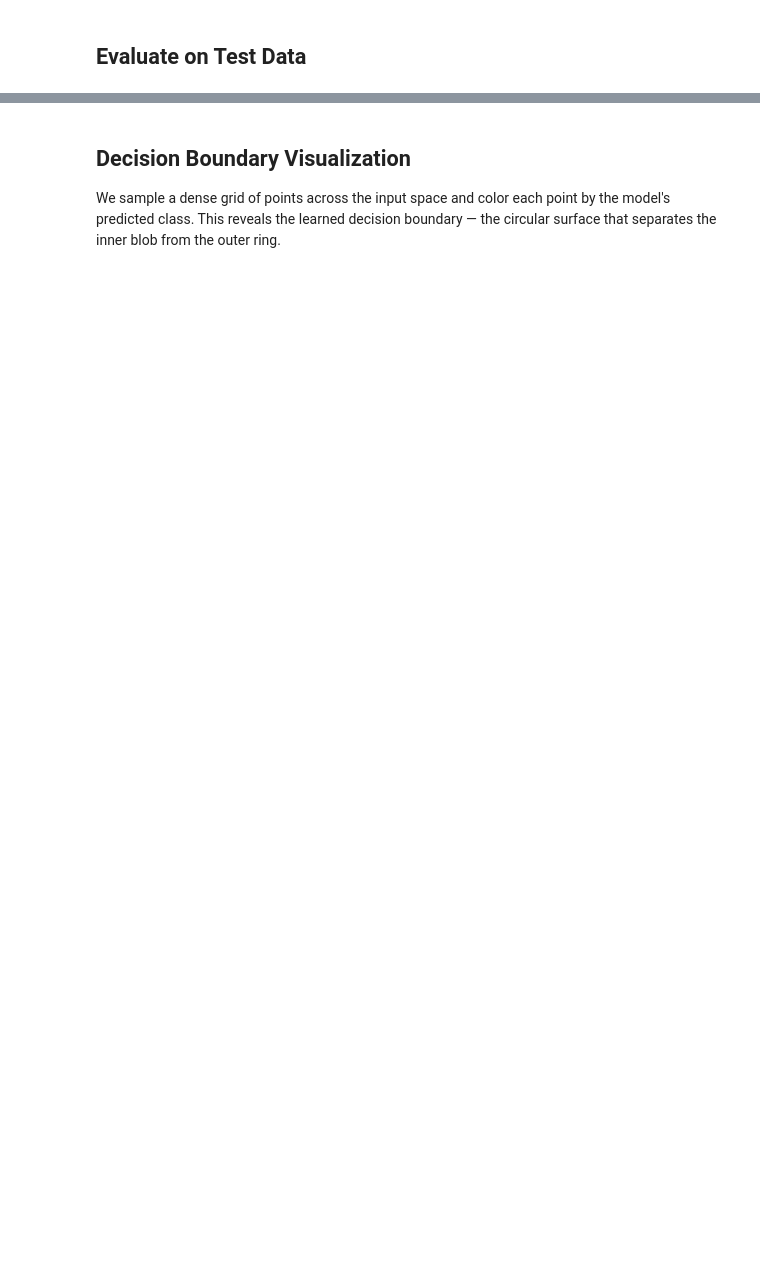
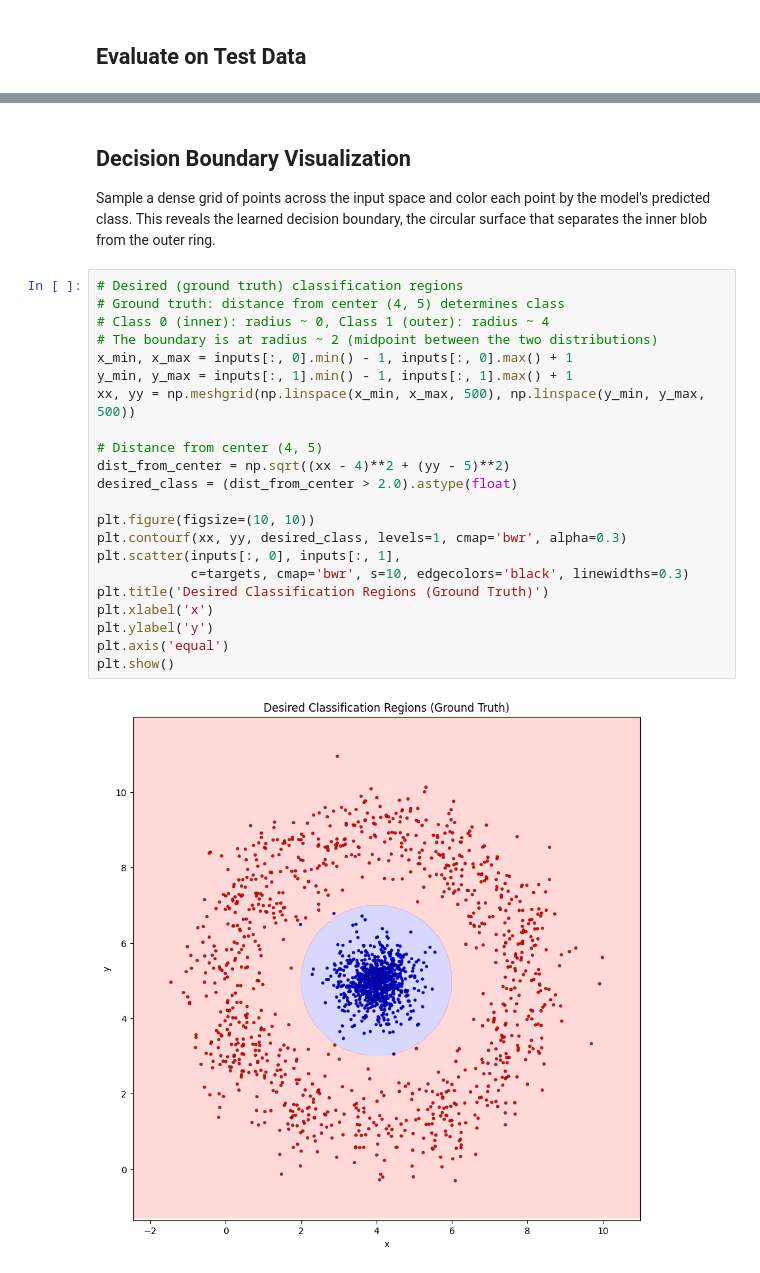
Before and after one commit to zhales05/cs-6480, a Jupyter notebook: a5/chapter03Larry2_circle.ipynb, the cells around one changed output, grey strips where cells are left out. Drawn from its saved outputs; the diff is of its cells as text; blank space fills up the shorter version.

```diff
--- a/a5/chapter03Larry2_circle.ipynb
+++ b/a5/chapter03Larry2_circle.ipynb
@@ -165,5 +165,29 @@ Test accuracy: 0.9965
 # %% [markdown]
 ## Decision Boundary Visualization
 
-We sample a dense grid of points across the input space and color each point by the model's predicted class. This reveals the learned decision boundary — the circular surface that separates the inner blob from the outer ring.
+Sample a dense grid of points across the input space and color each point by the model's predicted class. This reveals the learned decision boundary, the circular surface that separates the inner blob from the outer ring.
+# %%
+# Desired (ground truth) classification regions
+# Ground truth: distance from center (4, 5) determines class
+# Class 0 (inner): radius ~ 0, Class 1 (outer): radius ~ 4
+# The boundary is at radius ~ 2 (midpoint between the two distributions)
+x_min, x_max = inputs[:, 0].min() - 1, inputs[:, 0].max() + 1
+y_min, y_max = inputs[:, 1].min() - 1, inputs[:, 1].max() + 1
+xx, yy = np.meshgrid(np.linspace(x_min, x_max, 500), np.linspace(y_min, y_max, 500))
+
+# Distance from center (4, 5)
+dist_from_center = np.sqrt((xx - 4)**2 + (yy - 5)**2)
+desired_class = (dist_from_center > 2.0).astype(float)
+
+plt.figure(figsize=(10, 10))
+plt.contourf(xx, yy, desired_class, levels=1, cmap='bwr', alpha=0.3)
+plt.scatter(inputs[:, 0], inputs[:, 1],
+            c=targets, cmap='bwr', s=10, edgecolors='black', linewidths=0.3)
+plt.title('Desired Classification Regions (Ground Truth)')
+plt.xlabel('x')
+plt.ylabel('y')
+plt.axis('equal')
+plt.show()
+# %% [output]
+[figure, added]
 # %%
```
Also changed, not shown: parts of 5 cells of this notebook, 12 other files.
